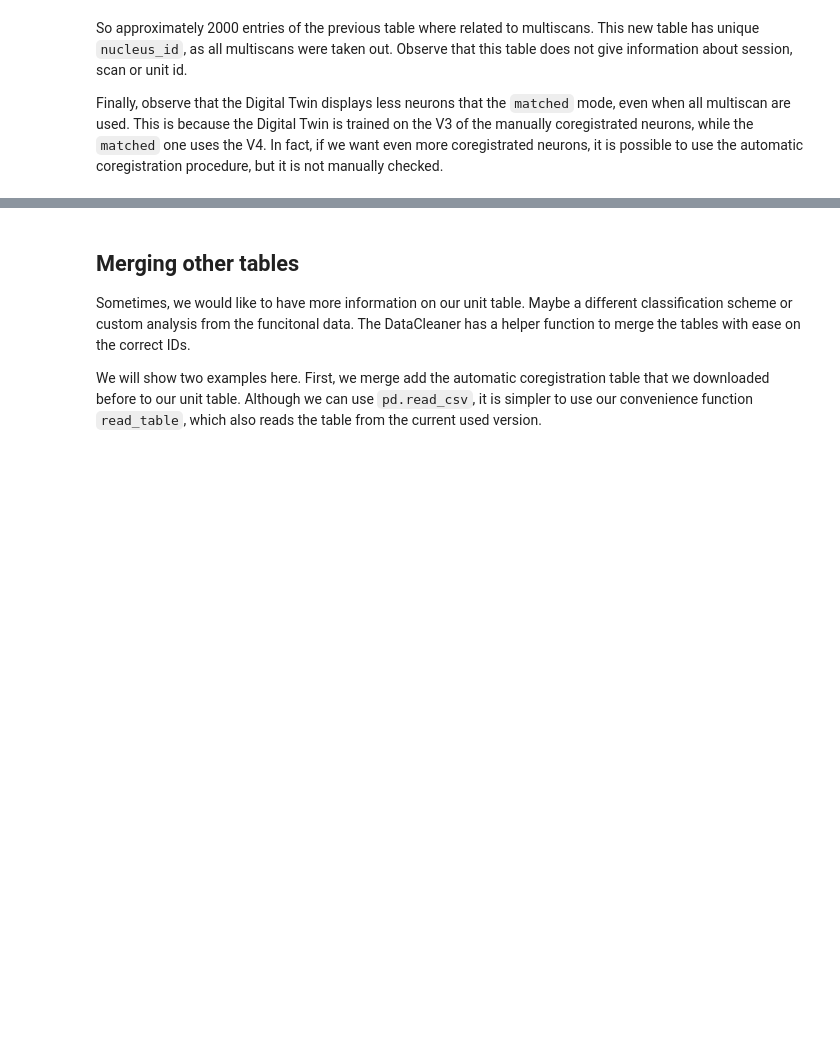
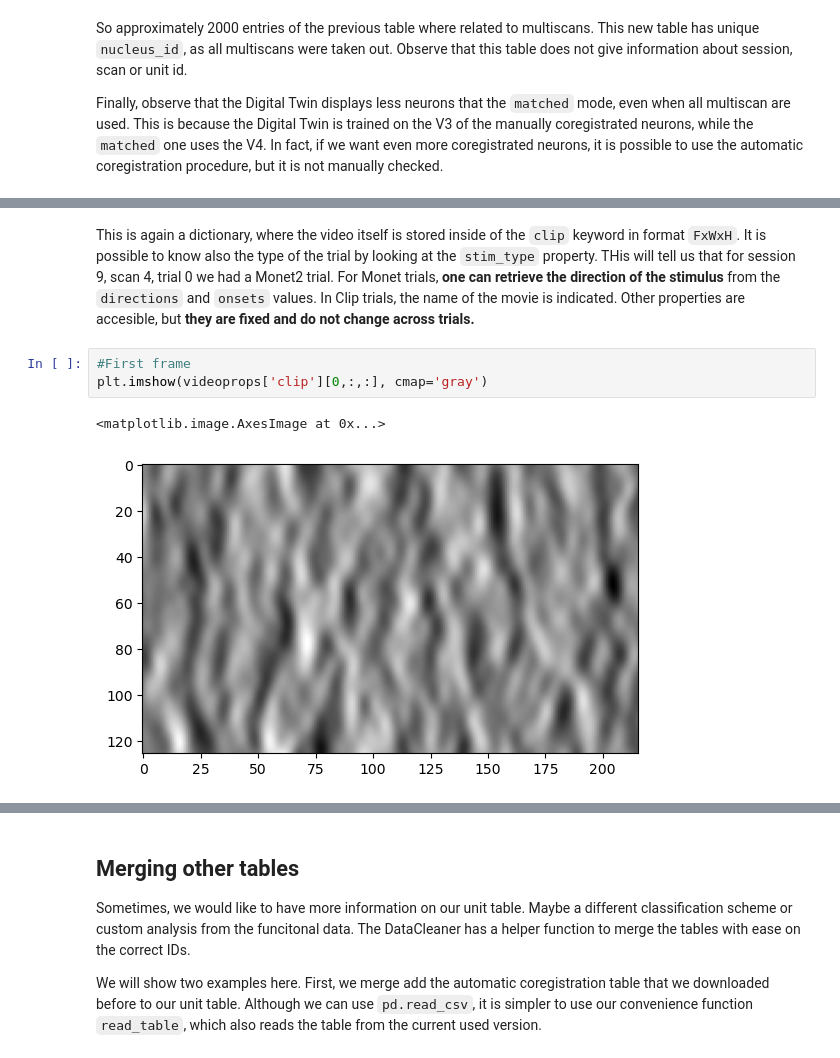
Before and after one commit to MICrONS-Milano-CoLab/MICrONS-datacleaner, a Jupyter notebook: tutorial/basic-tutorial.ipynb, the cells around one changed output, grey strips where cells are left out. Cells and saved outputs as stored; diff of their text form; blank space fills up the shorter version.

```diff
--- a/tutorial/basic-tutorial.ipynb
+++ b/tutorial/basic-tutorial.ipynb
@@ -365,0 +393,8 @@ Finally, observe that the Digital Twin displays less neurons that the `matched`
+# %% [markdown]
+This is again a dictionary, where the video itself is stored inside of the `clip` keyword in format `FxWxH`. It is possible to know also the type of the trial by looking at the `stim_type` property. THis will tell us that for session 9, scan 4, trial 0 we had a Monet2 trial. For Monet trials, **one can retrieve the direction of the stimulus** from the `directions` and `onsets` values. In Clip trials, the name of the movie is indicated. Other properties are accesible, but **they are fixed and do not change across trials.**
+# %%
+#First frame
+plt.imshow(videoprops['clip'][0,:,:], cmap='gray')
+# %% [output]
+<matplotlib.image.AxesImage at 0x...>
+[figure, added]
```
Also changed, not shown: parts of 24 cells of this notebook, 6 other files.
